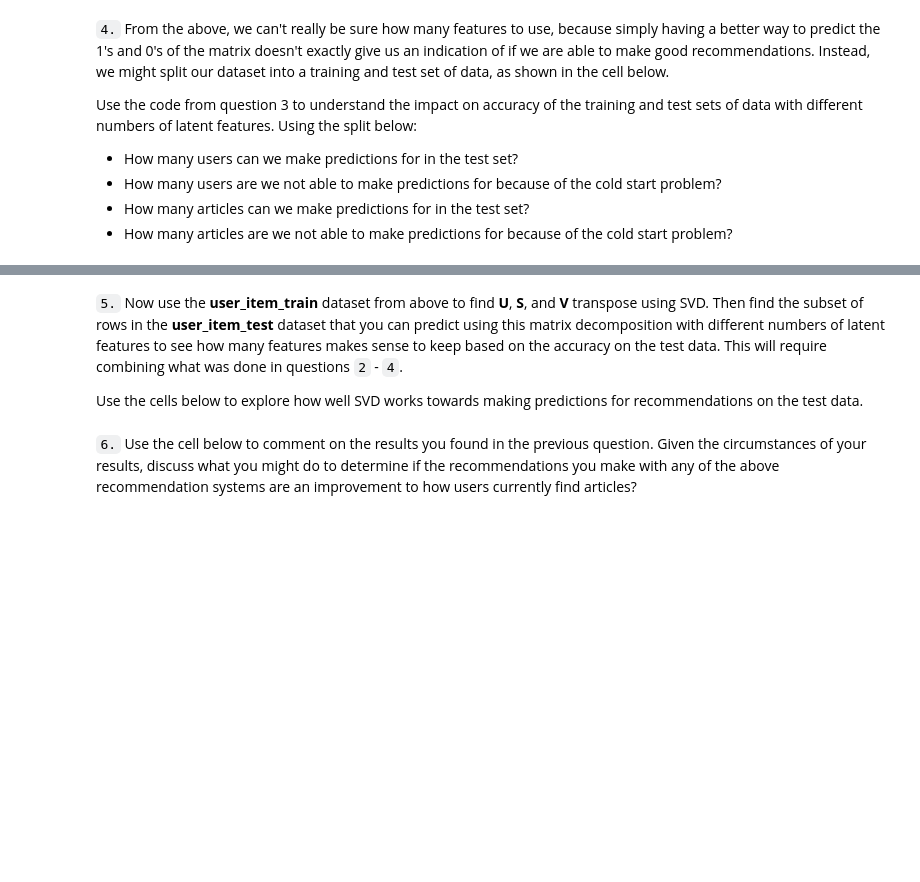
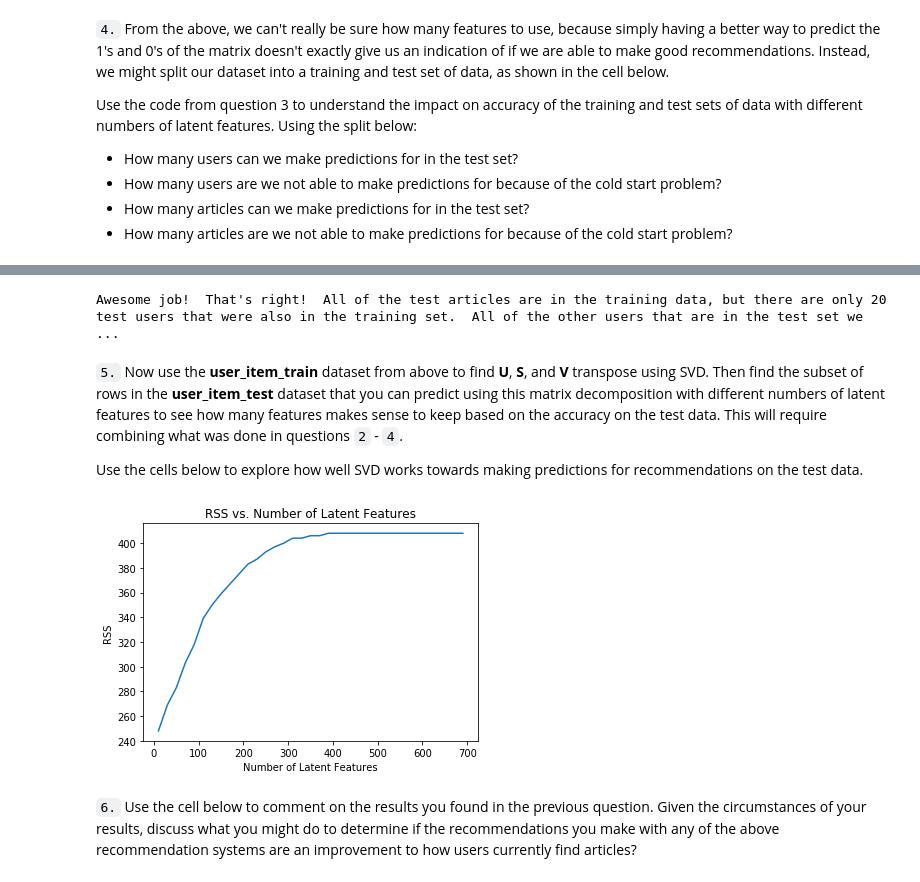
Before and after one commit to Jaouadeddadsi/Recommendations-Engines-with-IBM, a Jupyter notebook: Recommendations_with_IBM.ipynb, the cells around one changed output, grey strips where cells are left out. Cells and saved outputs as stored; diff of their text form; code cells hidden in the pictures; blank space fills up the shorter version.

```diff
--- a/Recommendations_with_IBM.ipynb
+++ b/Recommendations_with_IBM.ipynb
@@ -876,4 +884,6 @@ user_item_matrix.head()
 # %%
 # Perform SVD on the User-Item Matrix Here
 
-u, s, vt = # use the built in to get the three matrices
+# use the built in to get the three matrices
+u, s, vt = np.linalg.svd(user_item_matrix)
+s.shape, u.shape, vt.shape
@@ -932,7 +948,15 @@ def create_test_and_train_user_item(df_train, df_test):
     test_arts - all of the test article ids
 
     '''
-    # Your code here
+
+    # user-item matrix of the training dataframe
+    user_item_train = create_user_item_matrix(df_train)
+
+    # user-item matrix of the testing dataframe
+    user_item_test = create_user_item_matrix(df_test)
+
+    test_idx = list(user_item_train.index)  # test user ids
+    test_arts = list(user_item_train.columns)  # test article ids
 
     return user_item_train, user_item_test, test_idx, test_arts
 
@@ -946,17 +982,19 @@ d = 0
 
 
 sol_4_dict = {
-    'How many users can we make predictions for in the test set?': # letter here,
-    'How many users in the test set are we not able to make predictions for because of the cold start problem?': # letter here,
-    'How many articles can we make predictions for in the test set?': # letter here,
-    'How many articles in the test set are we not able to make predictions for because of the cold start problem?': # letter here
+    'How many users can we make predictions for in the test set?': c,
+    'How many users in the test set are we not able to make predictions for because of the cold start problem?': a,
+    'How many articles can we make predictions for in the test set?': b,
+    'How many articles in the test set are we not able to make predictions for because of the cold start problem?': d
 }
 
 t.sol_4_test(sol_4_dict)
+# %% [output]
+Awesome job!  That's right!  All of the test articles are in the training data, but there are only 20 test users that were also in the training set.  All of the other users that are in the test set we ...
 # %% [markdown]
 `5.` Now use the **user_item_train** dataset from above to find **U**, **S**, and **V** transpose using SVD. Then find the subset of rows in the **user_item_test** dataset that you can predict using this matrix decomposition with different numbers of latent features to see how many features makes sense to keep based on the accuracy on the test data. This will require combining what was done in questions `2` - `4`.
 
 Use the cells below to explore how well SVD works towards making predictions for recommendations on the test data.
 # %%
 # fit SVD on the user_item_train matrix
-u_train, s_train, vt_train = # fit svd similar to above then use the cells below
+u_train, s_train, vt_train = np.linalg.svd(user_item_train)
@@ -966,3 +1001,37 @@ u_train, s_train, vt_train = # fit svd similar to above then use the cells below
+# %%
+# subset of rows in the user_item_test dataset that you can predict
+row_ids = list(np.intersect1d(user_item_test.index, user_item_train.index))
+user_to_pred = user_item_test.loc[row_ids]
+# %%
+latent_feats = np.arange(10,700+10,20)
+sum_square_errs = []
+
+for k in latent_feats:
+    # restructure with k latent features
+    s_train_n, u_train_n, vt_train_n = np.diag(s_train[:k]), u_train[:, :k], vt_train[:k, :]
+
+    # take dot product
+    user_item_m = np.around(np.dot(np.dot(u_train_n, s_train_n), vt_train_n))
+    user_item_pred = pd.DataFrame(user_item_m, index=user_item_train.index.values,
+                                 columns=user_item_train.columns.values)
+
+    # test user prediction
+    test_pred = user_item_pred.loc[user_to_pred.index, user_to_pred.columns]
+
+    # compute error for each prediction to test value
+    diff_matrix = np.subtract(user_to_pred, test_pred)
+
+    # compute test RSS and keep track of them
+    rss = np.sum(np.sum(diff_matrix**2))
+    sum_square_errs.append(rss)
+
+
+plt.plot(latent_feats, np.array(sum_square_errs));
+plt.xlabel('Number of Latent Features');
+plt.ylabel('RSS');
+plt.title('RSS vs. Number of Latent Features');
+# %% [output]
+[figure, added]
 # %% [markdown]
 `6.` Use the cell below to comment on the results you found in the previous question. Given the circumstances of your results, discuss what you might do to determine if the recommendations you make with any of the above recommendation systems are an improvement to how users currently find articles?
 # %% [markdown]
```
Also changed, not shown: parts of 14 cells of this notebook.
